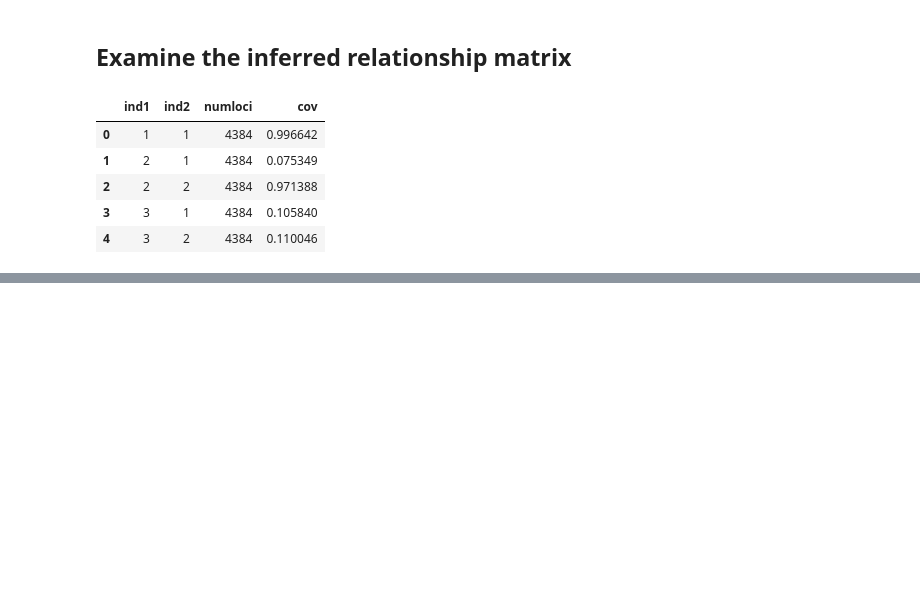
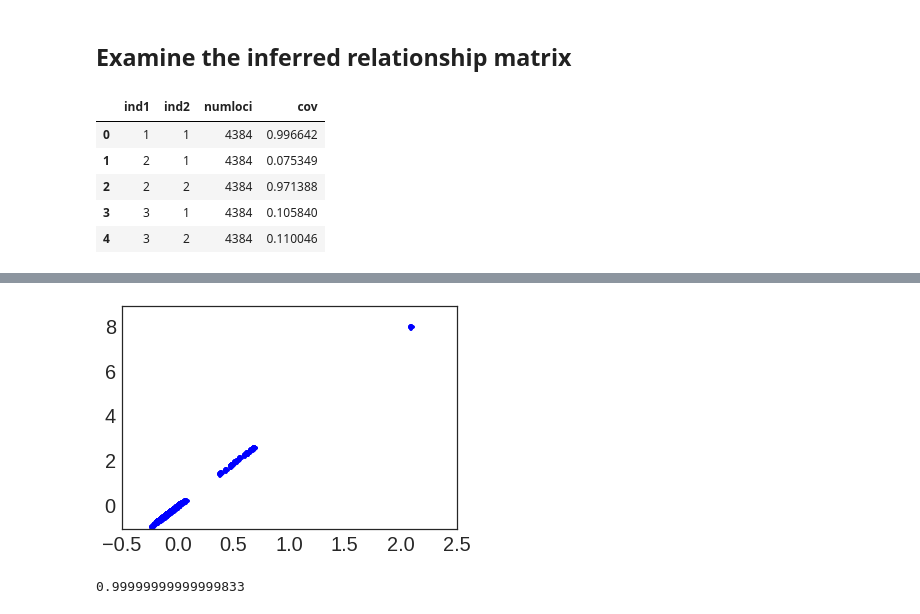
Before and after one commit to rwaples/chum_populations, a Jupyter notebook: run_EIGENSTRAT.ipynb, the cells around one changed output, grey strips where cells are left out. Drawn from its saved outputs; the diff is of its cells as text; code cells hidden in the pictures; blank space fills up the shorter version.

```diff
--- a/run_EIGENSTRAT.ipynb
+++ b/run_EIGENSTRAT.ipynb
@@ -731,0 +769,11 @@ def plot_rel_matrix(rel_file):
+# %%
+cca = CCA(scale = True, n_components=2)
+my_fit_a  = cca.fit(rel_mat1, rel_mat2)
+t_rel_mat1, t_rel_mat2 = my_fit_a.transform(rel_mat1, rel_mat2)
+# %%
+plt.plot(t_rel_mat1[:, 0], t_rel_mat2[:, 0], "ob")
+plt.show()
+np.corrcoef(t_rel_mat1[:, 0], t_rel_mat2[:, 0])[0, 1]
+# %% [output]
+[figure, added]
+0.99999999999999833
```
Also changed, not shown: parts of 11 cells of this notebook, 5 other files.
